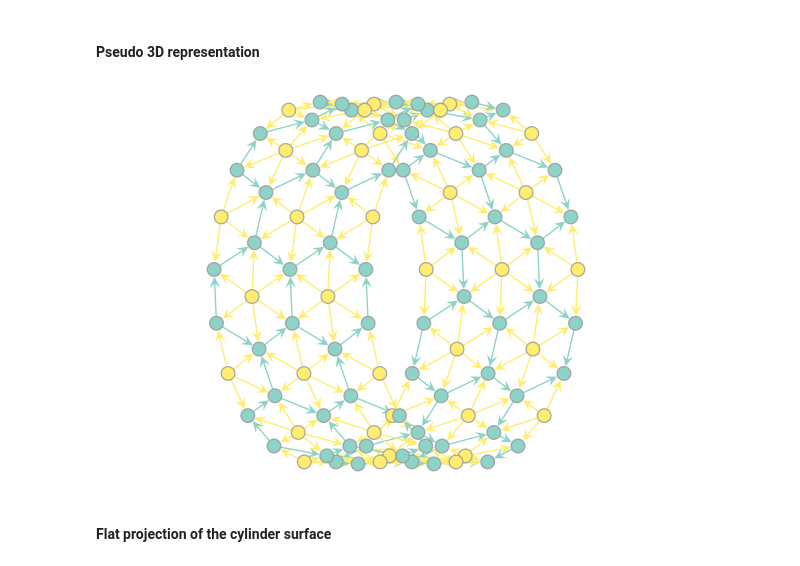
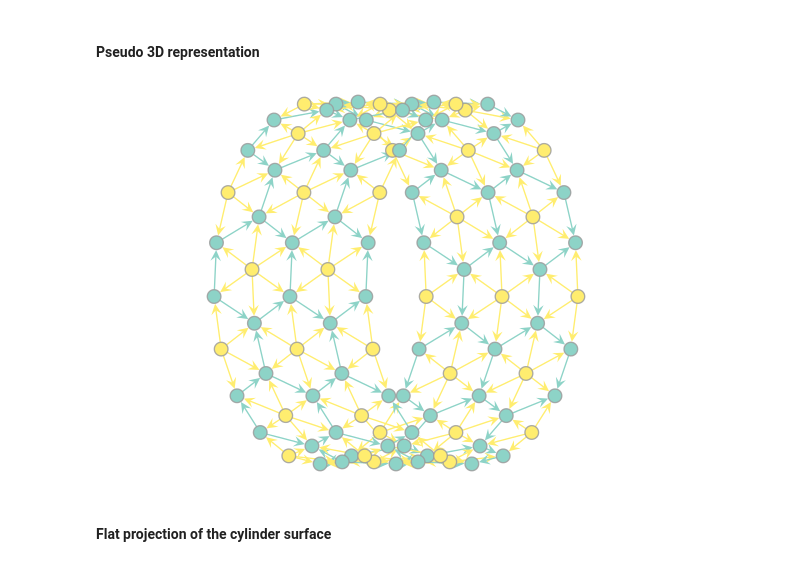
Before and after one commit to glyg/leg-joint, a Jupyter notebook: notebooks/Generation.ipynb, the cells around one changed output. Cells and saved outputs as stored; diff of their text form; code cells hidden in the pictures.

```diff
--- a/notebooks/Generation.ipynb
+++ b/notebooks/Generation.ipynb
@@ -135,7 +134,7 @@ graph = cylindrical(n_length, n_circum, l_0=1, h_0=1)
 # %% [markdown]
 #### A basic drawing function using graph_tool
 # %%
-def draw(graph, coords):
+def draw(graph, coords, **kwargs):
     '''
     Draws the graph with different colors for cells and junctions
     Note that the vertex and edge properties map `is_cell_vert`
@@ -161,29 +160,29 @@ def draw(graph, coords):
     gt.graph_draw(graph, pos_vp, inline=True,
                   vertex_fill_color=is_cell_vert,
                   edge_color=not_junction,
-                  output_size=(600, 400))
+                  output_size=(600, 400), **kwargs)
 # %% [markdown]
 #### Pseudo 3D representation
 # %%
 ## mesh's z axis rotation around the image y axis
 z_angle = np.pi/5
 ## Rotation of the mesh around the mesh's z axis
-d_theta = 0
+d_theta = np.pi/3
 
 ### Projected coordinates
 graph.vp['psd_x'] = graph.vp['x'].copy()
 graph.vp['psd_y'] = graph.vp['y'].copy()
 pseudo_x = graph.vp['psd_x']
 pseudo_y = graph.vp['psd_y']
 graph.vp['rho'].a = np.hypot(graph.vp['x'].a,
                              graph.vp['y'].a)
 pseudo_x.a = graph.vp['z'].a * np.cos(z_angle) - graph.vp['rho'].a * np.sin(
         graph.vp['theta'].a + d_theta) * np.sin(z_angle)
 pseudo_y.a = graph.vp['rho'].a * np.cos(graph.vp['theta'].a + d_theta)
 
-draw(graph, ['psd_x', 'psd_y'])
+draw(graph, ['psd_x', 'psd_y'], vorder=graph.vp['y'])
 # %% [output]
-[figure, old version]
+[figure, new version]
 # %% [markdown]
 #### Flat projection of the cylinder surface
 # %%
```
Also changed, not shown: parts of 22 cells of this notebook, 2 other files.
